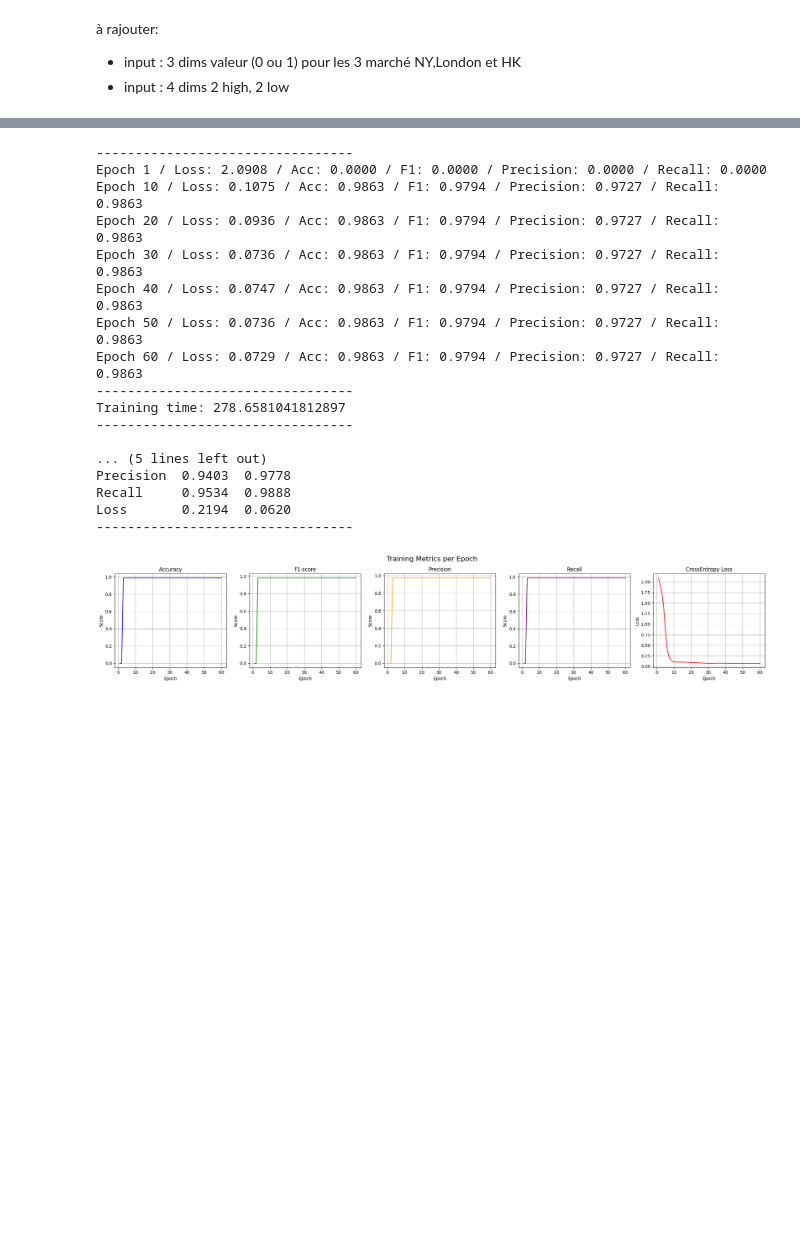
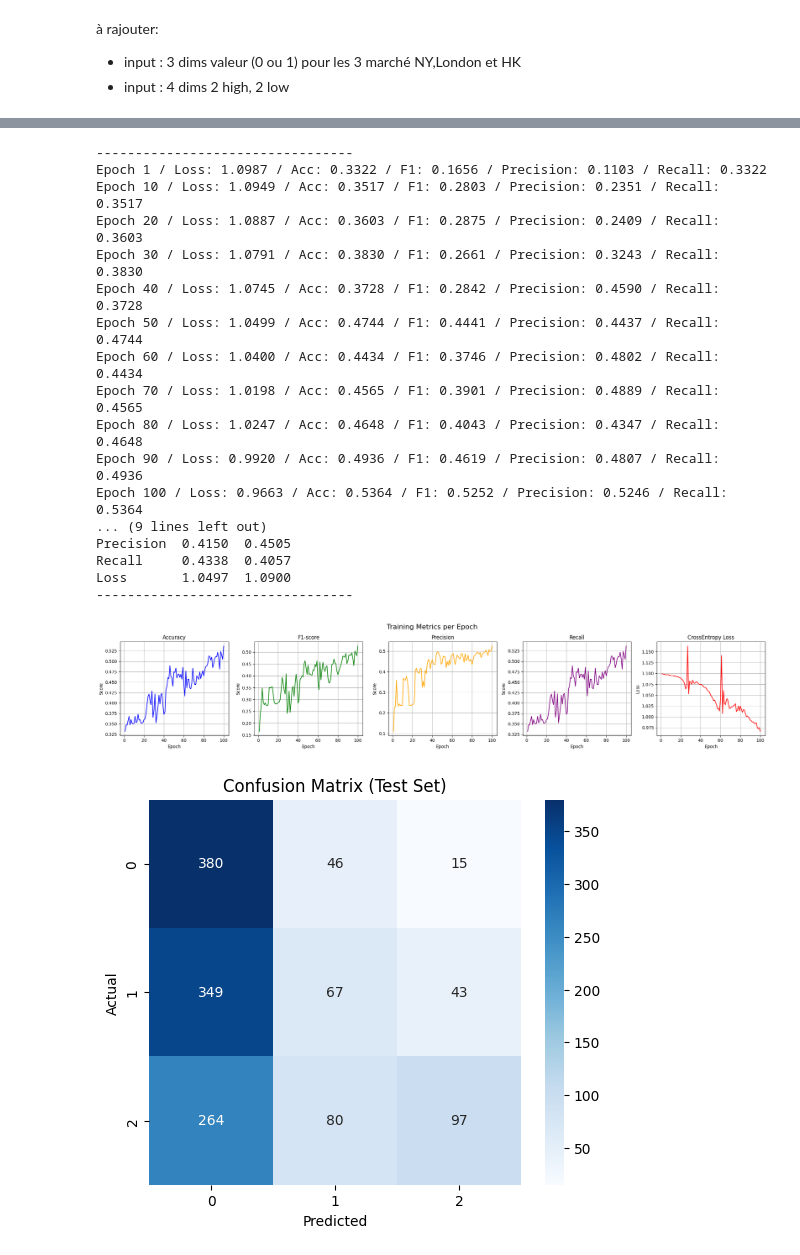
Before and after one commit to Nairlav/Finance, a Jupyter notebook: Projects/LSTM_Strategy.ipynb, the cells around one changed output, grey strips where cells are left out. Saved outputs shown, nothing was run; the diff lists cells and outputs as text; code cells hidden in the pictures; blank space fills up the shorter version.

```diff
--- a/Projects/LSTM_Strategy.ipynb
+++ b/Projects/LSTM_Strategy.ipynb
@@ -213,14 +224,13 @@ def generate_output_category(input, n,look_forward, range_std):
 # %%
 # Parameters
-n = 7  # number of categories
+n = 3  # number of categories
 look_forward = 20
-range_std = 3  # 1 = 68,27%, 2 = 95.45%, 3 =	99.73%, , 4 = 99.99% of data
 
 data_v1 = extend_OHLC_in_data(data_v0)
 input = pd.DataFrame(data_v1["Price"])
 
-output = generate_output_category(input, n,look_forward, range_std)
+output = generate_output_category(input, [1/n]*n, look_forward)
 
 print(output.head(n + look_forward))
-verification_output(output)
+verification_output(input,output)
 # %% [output]
@@ -455,14 +482,14 @@ Function to Display Model Performance Metrics
 def show_final_metrics():
     # Conversion en NumPy
     y_test_np = y_test.detach().cpu().numpy()
-    y_pred_np = y_test_pred_class.detach().cpu().numpy()
+    y_pred_np = y_test_pred.detach().cpu().numpy()
 
     # Métriques test
     acc_test = accuracy_score(y_test_np, y_pred_np)
     f1_test = f1_score(y_test_np, y_pred_np, average='weighted')
     precision_test = precision_score(y_test_np, y_pred_np, average='weighted', zero_division=0)
     recall_test = recall_score(y_test_np, y_pred_np, average='weighted', zero_division=0)
-    loss_test = criterion(y_test_logits, y_test).item()
+    loss_test = criterion(y_test_pred_list, y_test).item()
 
     # Moyenne des métriques train
     acc_train = np.mean(hist_acc)
@@ -489,32 +516,43 @@ def show_final_metrics():
 - input : 4 dims 2 high, 2 low
 # %%
 # @title
-lookback = 20
+lookback = 100
 look_forward = int(lookback*0.2)
-print(look_forward)
 size_test_prct = 0.3
 input_dim = 1
 hidden_dim = [32,32]
 num_layers = len(hidden_dim)
-num_epochs = 60
-n = 7  # number of categories
+num_epochs = 100
+n = 3  # number of categories
 output_dim = n #car on est en crosslossentity
 range_std = 3  # 1 = 68,27%, 2 = 95.45%, 3 =	99.73%, , 4 = 99.99% of data
 
 
 data_v1 = extend_OHLC_in_data(data_v0)
 input = pd.DataFrame(data_v1["Price"])
-output = generate_output_category(input, n,look_forward, range_std)
+output = generate_output_category(input, [1/n]*n, look_forward)
 train_test_data = pd.DataFrame({"Input_1": input["Price"],
                                 "Output_1": output["Category"]
                                 }).dropna()
 x_train, y_train, x_test, y_test = split_data(train_test_data, lookback, size_test_prct)
 
+
+print("-----------------------------------------------------------------------")
 print(data_v0.head())
+print("-----------------------------------------------------------------------")
 print(data_v1.head())
+print("-----------------------------------------------------------------------")
 print(input.head())
 print(output.head())
+print("-----------------------------------------------------------------------")
 print("Train/Test Size:", len(train_test_data))
 print(train_test_data.head())
+frequency = train_test_data["Output_1"].value_counts().sort_index()
+print(frequency)
+print("-----------------------------------------------------------------------")
 print(x_train.shape)
+y_train_series = pd.Series(y_train.cpu().numpy())
+frequency = y_train_series.value_counts().sort_index()
+print(frequency)
+print("-----------------------------------------------------------------------")
 # %% [output]
@@ -565,49 +603,50 @@ for t in range(num_epochs):
     # Logging
     if (t+1) % 10 == 0 or t == 0:
         print(f"Epoch {t+1} / Loss: {hist_criterion[t].item():.4f} / Acc: {hist_acc[t]:.4f} / F1: {hist_f1[t]:.4f} / Precision: {hist_precision[t]:.4f} / Recall: {hist_recall[t]:.4f}")
 
     # Backpropagation
     optimiser.zero_grad()
     loss.backward()
     optimiser.step()
 
 training_time = time.time() - start_time
 print("---------------------------------\nTraining time: {}\n---------------------------------".format(training_time))
 
 #-------------------------------------------------------------------------------
 
 model.eval()
 with torch.no_grad():
-    y_test_logits = model(x_test)                             # shape: [batch_size, 7]
-    y_test_pred_class = torch.argmax(y_test_logits, dim=1)    # shape: [batch_size]
+    y_test_pred_list = model(x_test)                             # shape: [batch_size, n]
+    y_test_pred = torch.argmax(y_test_pred_list, dim=1)          # shape: [batch_size]
 
 #-------------------------------------------------------------------------------
 
 # Affichage des métriques
 show_final_metrics()
 print("---------------------------------")
 
 # Nouveau : appel à plot_metrics avec les bonnes métriques classification
 plot_metrics(hist_acc, hist_f1, hist_precision, hist_recall, hist_criterion)
 
-
+visualize_classification_results(y_test, y_test_pred, output_dim, sequence_title="True vs Predicted", max_points=150)
 #-------------------------------------------------------------------------------
 # %% [output]
 ---------------------------------
-Epoch 1 / Loss: 2.0908 / Acc: 0.0000 / F1: 0.0000 / Precision: 0.0000 / Recall: 0.0000
-Epoch 10 / Loss: 0.1075 / Acc: 0.9863 / F1: 0.9794 / Precision: 0.9727 / Recall: 0.9863
-Epoch 20 / Loss: 0.0936 / Acc: 0.9863 / F1: 0.9794 / Precision: 0.9727 / Recall: 0.9863
-Epoch 30 / Loss: 0.0736 / Acc: 0.9863 / F1: 0.9794 / Precision: 0.9727 / Recall: 0.9863
-Epoch 40 / Loss: 0.0747 / Acc: 0.9863 / F1: 0.9794 / Precision: 0.9727 / Recall: 0.9863
-Epoch 50 / Loss: 0.0736 / Acc: 0.9863 / F1: 0.9794 / Precision: 0.9727 / Recall: 0.9863
-Epoch 60 / Loss: 0.0729 / Acc: 0.9863 / F1: 0.9794 / Precision: 0.9727 / Recall: 0.9863
+Epoch 1 / Loss: 1.0987 / Acc: 0.3322 / F1: 0.1656 / Precision: 0.1103 / Recall: 0.3322
+Epoch 10 / Loss: 1.0949 / Acc: 0.3517 / F1: 0.2803 / Precision: 0.2351 / Recall: 0.3517
+Epoch 20 / Loss: 1.0887 / Acc: 0.3603 / F1: 0.2875 / Precision: 0.2409 / Recall: 0.3603
+Epoch 30 / Loss: 1.0791 / Acc: 0.3830 / F1: 0.2661 / Precision: 0.3243 / Recall: 0.3830
+Epoch 40 / Loss: 1.0745 / Acc: 0.3728 / F1: 0.2842 / Precision: 0.4590 / Recall: 0.3728
+Epoch 50 / Loss: 1.0499 / Acc: 0.4744 / F1: 0.4441 / Precision: 0.4437 / Recall: 0.4744
+Epoch 60 / Loss: 1.0400 / Acc: 0.4434 / F1: 0.3746 / Precision: 0.4802 / Recall: 0.4434
+Epoch 70 / Loss: 1.0198 / Acc: 0.4565 / F1: 0.3901 / Precision: 0.4889 / Recall: 0.4565
+Epoch 80 / Loss: 1.0247 / Acc: 0.4648 / F1: 0.4043 / Precision: 0.4347 / Recall: 0.4648
+Epoch 90 / Loss: 0.9920 / Acc: 0.4936 / F1: 0.4619 / Precision: 0.4807 / Recall: 0.4936
+Epoch 100 / Loss: 0.9663 / Acc: 0.5364 / F1: 0.5252 / Precision: 0.5246 / Recall: 0.5364
+... (9 lines left out)
+Precision  0.4150  0.4505
+Recall     0.4338  0.4057
+Loss       1.0497  1.0900
 ---------------------------------
-Training time: 278.6581041812897
----------------------------------
-
-... (5 lines left out)
-Precision  0.9403  0.9778
-Recall     0.9534  0.9888
-Loss       0.2194  0.0620
----------------------------------
-[figure, old version]
+[figure, new version]
+[figure, added]
```
Also changed, not shown: parts of 11 cells of this notebook.
